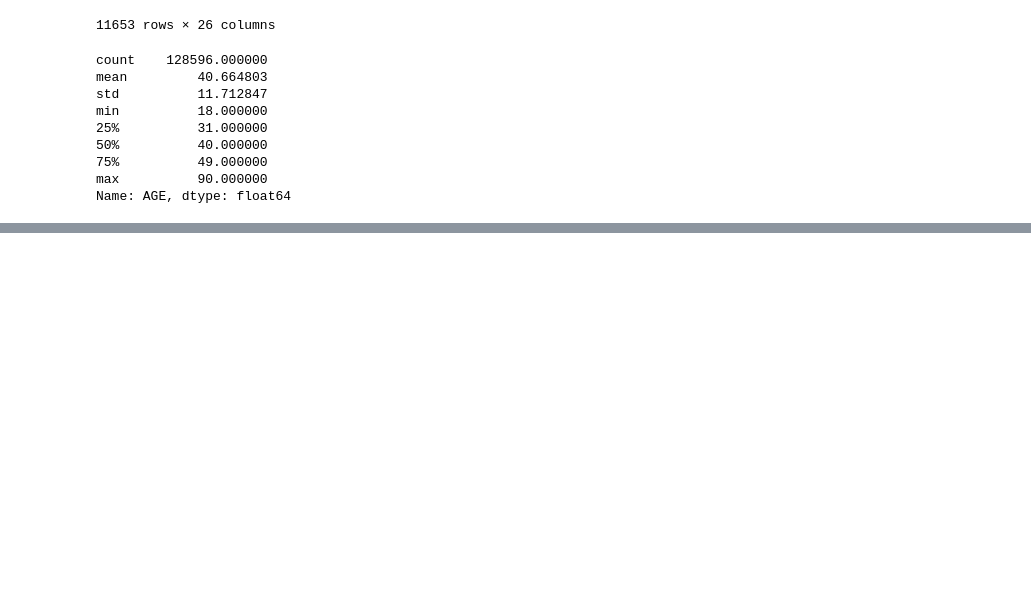
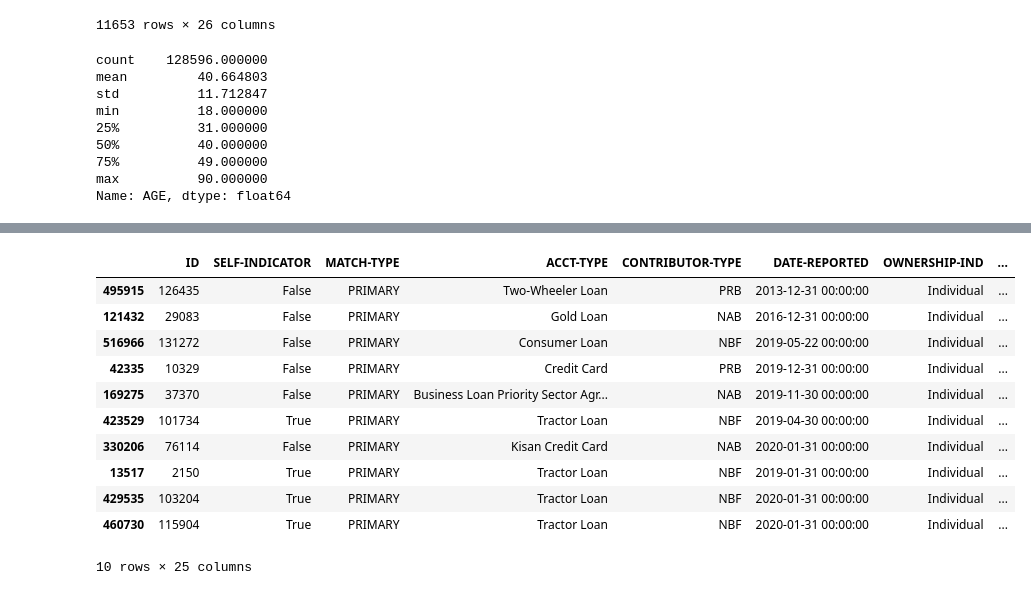
Before and after one commit to NishantSushmakar/LTFS-HACK, a Jupyter notebook: notebooks/Exploratory.ipynb, the cells around one changed output, grey strips where cells are left out. Saved outputs shown, nothing was run; the diff lists cells and outputs as text; code cells hidden in the pictures; blank space fills up the shorter version.

```diff
--- a/notebooks/Exploratory.ipynb
+++ b/notebooks/Exploratory.ipynb
@@ -229 +229,16 @@ df_train
 128655 rows × 26 columns
+# %%
+df_bur.sample(10)
+# %% [output]
+|  | ID | SELF-INDICATOR | MATCH-TYPE | ACCT-TYPE | CONTRIBUTOR-TYPE | DATE-REPORTED | OWNERSHIP-IND | ... |
+| 495915 | 126435 | False | PRIMARY | Two-Wheeler Loan | PRB | 2013-12-31 00:00:00 | Individual | ... |
+| 121432 | 29083 | False | PRIMARY | Gold Loan | NAB | 2016-12-31 00:00:00 | Individual | ... |
+| 516966 | 131272 | False | PRIMARY | Consumer Loan | NBF | 2019-05-22 00:00:00 | Individual | ... |
+| 42335 | 10329 | False | PRIMARY | Credit Card | PRB | 2019-12-31 00:00:00 | Individual | ... |
+| 169275 | 37370 | False | PRIMARY | Business Loan Priority Sector Agr... | NAB | 2019-11-30 00:00:00 | Individual | ... |
+| 423529 | 101734 | True | PRIMARY | Tractor Loan | NBF | 2019-04-30 00:00:00 | Individual | ... |
+| 330206 | 76114 | False | PRIMARY | Kisan Credit Card | NAB | 2020-01-31 00:00:00 | Individual | ... |
+| 13517 | 2150 | True | PRIMARY | Tractor Loan | NBF | 2019-01-31 00:00:00 | Individual | ... |
+| 429535 | 103204 | True | PRIMARY | Tractor Loan | NBF | 2020-01-31 00:00:00 | Individual | ... |
+| 460730 | 115904 | True | PRIMARY | Tractor Loan | NBF | 2020-01-31 00:00:00 | Individual | ... |
+10 rows × 25 columns
```
Also changed, not shown: parts of 18 cells of this notebook, 1 other file.
